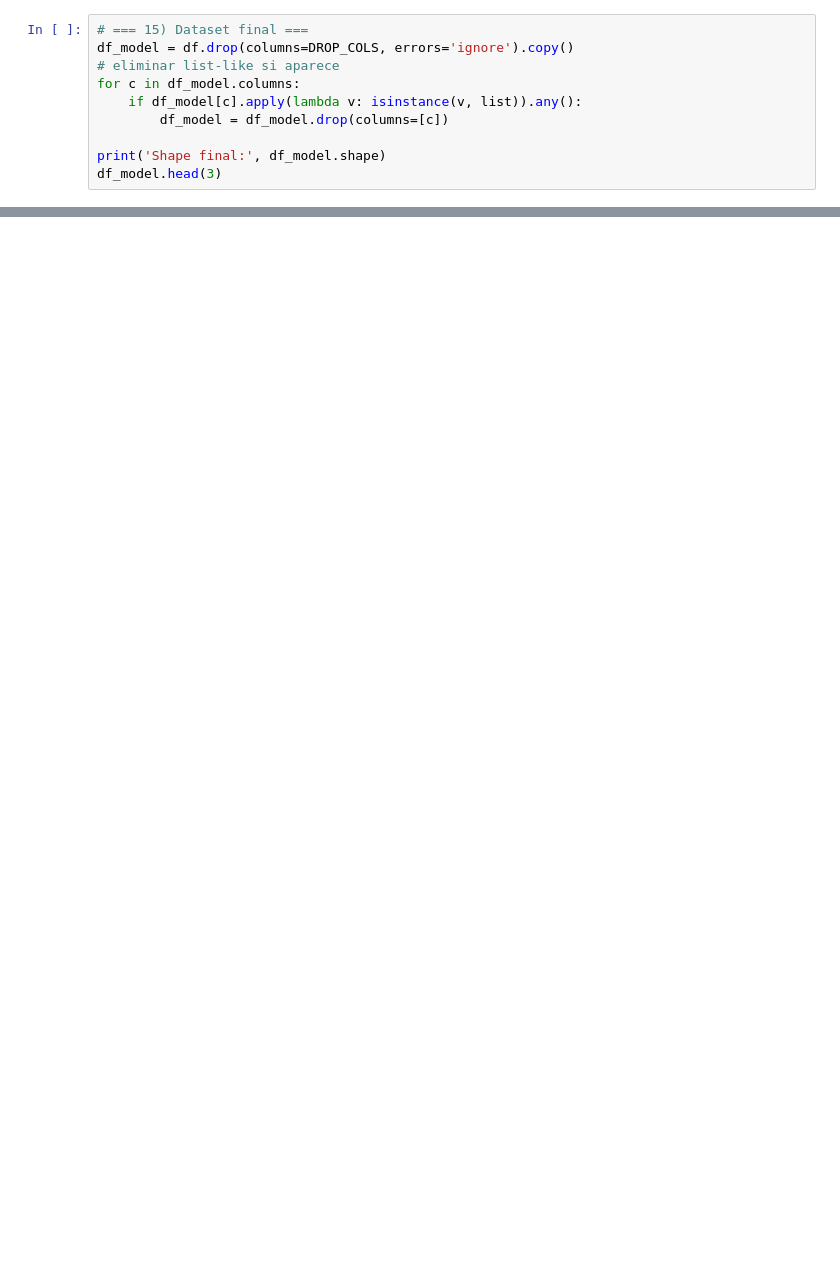
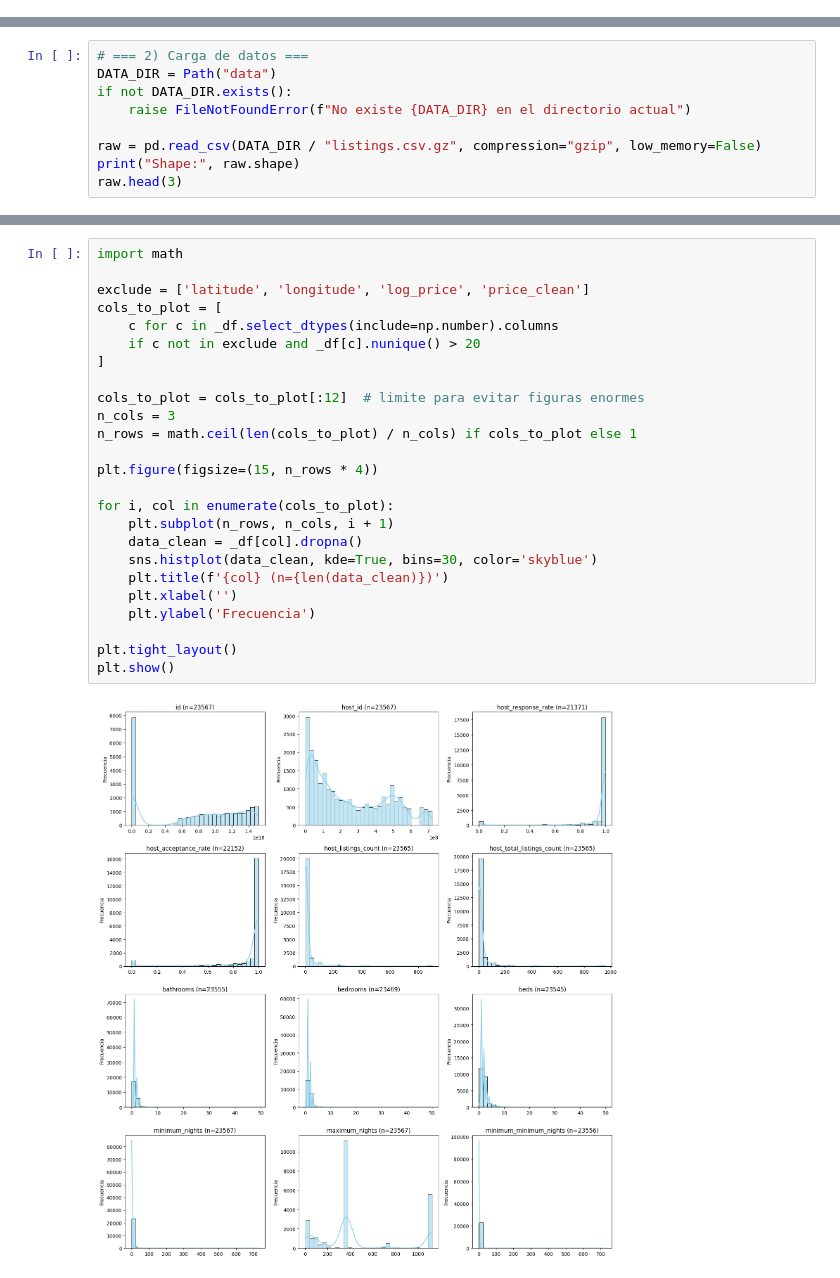
Before and after one commit to actdavidmc/DCD-G33-M2-P4, a Jupyter notebook: CDD_G33_M2_P4_Equipo_5.ipynb, the cells around one changed output, grey strips where cells are left out. Saved outputs shown, nothing was run; the diff lists cells and outputs as text; blank space fills up the shorter version.

```diff
--- a/CDD_G33_M2_P4_Equipo_5.ipynb
+++ b/CDD_G33_M2_P4_Equipo_5.ipynb
@@ -371,10 +0,0 @@ DROP_COLS
-# %%
-# === 15) Dataset final ===
-df_model = df.drop(columns=DROP_COLS, errors='ignore').copy()
-# eliminar list-like si aparece
-for c in df_model.columns:
-    if df_model[c].apply(lambda v: isinstance(v, list)).any():
-        df_model = df_model.drop(columns=[c])
-
-print('Shape final:', df_model.shape)
-df_model.head(3)
@@ -478,0 +86,9 @@ preprocess = ColumnTransformer(
+# %%
+# === 2) Carga de datos ===
+DATA_DIR = Path("data")
+if not DATA_DIR.exists():
+    raise FileNotFoundError(f"No existe {DATA_DIR} en el directorio actual")
+
+raw = pd.read_csv(DATA_DIR / "listings.csv.gz", compression="gzip", low_memory=False)
+print("Shape:", raw.shape)
+raw.head(3)
@@ -478,0 +311,27 @@ preprocess = ColumnTransformer(
+# %%
+import math
+
+exclude = ['latitude', 'longitude', 'log_price', 'price_clean']
+cols_to_plot = [
+    c for c in _df.select_dtypes(include=np.number).columns
+    if c not in exclude and _df[c].nunique() > 20
+]
+
+cols_to_plot = cols_to_plot[:12]  # limite para evitar figuras enormes
+n_cols = 3
+n_rows = math.ceil(len(cols_to_plot) / n_cols) if cols_to_plot else 1
+
+plt.figure(figsize=(15, n_rows * 4))
+
+for i, col in enumerate(cols_to_plot):
+    plt.subplot(n_rows, n_cols, i + 1)
+    data_clean = _df[col].dropna()
+    sns.histplot(data_clean, kde=True, bins=30, color='skyblue')
+    plt.title(f'{col} (n={len(data_clean)})')
+    plt.xlabel('')
+    plt.ylabel('Frecuencia')
+
+plt.tight_layout()
+plt.show()
+# %% [output]
+[figure, added]
```
Also changed, not shown: parts of 102 cells of this notebook, 4 other files.
